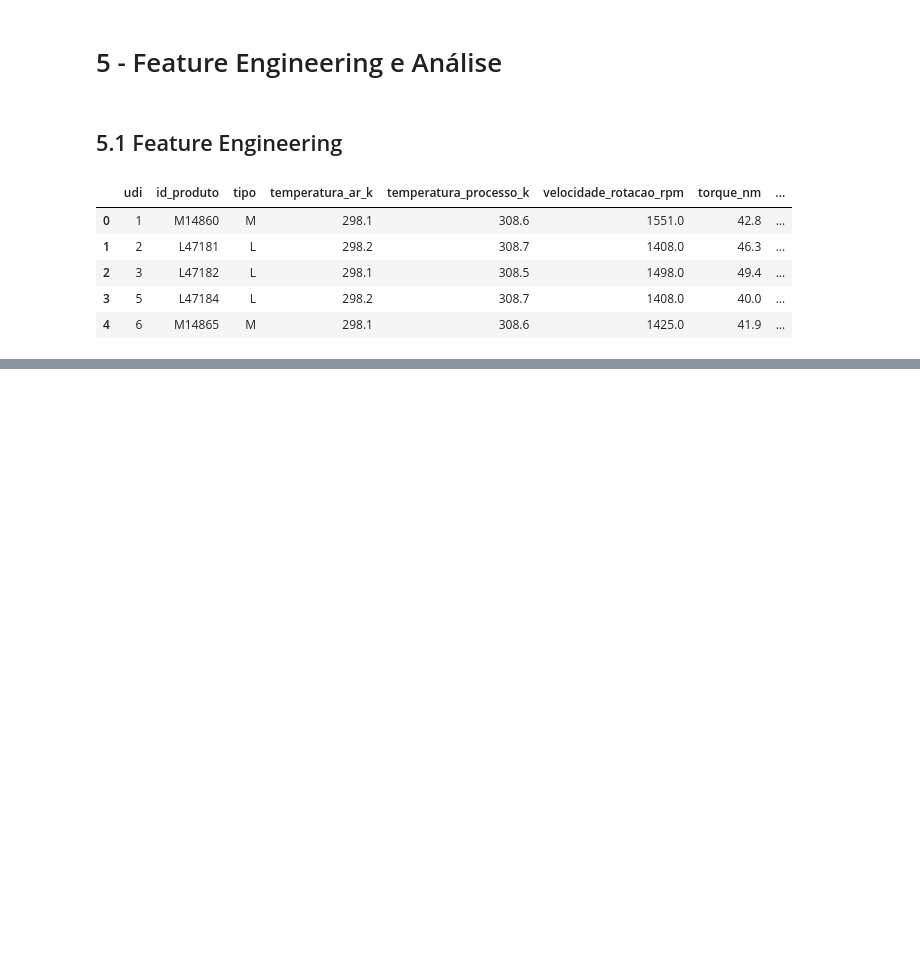
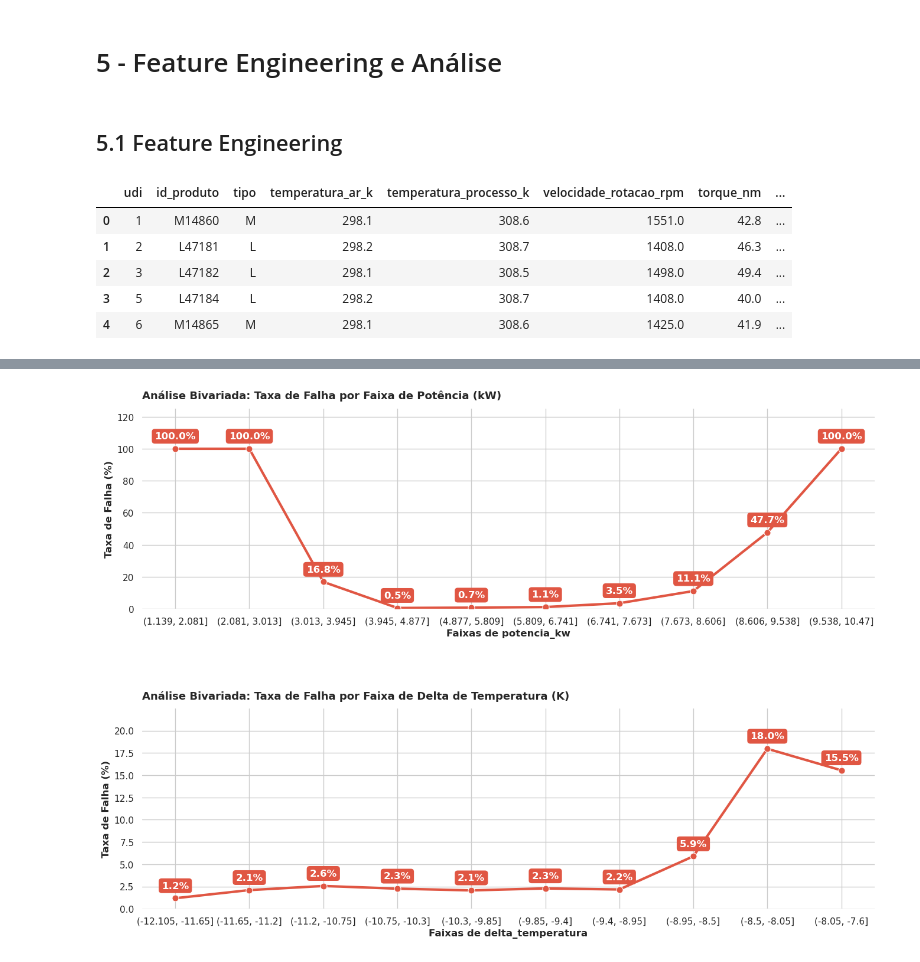
Before and after one commit to JeanKahlilR/Antecipa_Pro-Linha, a Jupyter notebook: notebooks/Analise_Exploratória_Silver-Gold.ipynb, the cells around one changed output, grey strips where cells are left out. Cells and saved outputs as stored; diff of their text form; code cells hidden in the pictures; blank space fills up the shorter version.

Commit message:
chore: finalização do fature enginering e e preparação dos dados para gold

```diff
--- a/notebooks/Analise_Exploratória_Silver-Gold.ipynb
+++ b/notebooks/Analise_Exploratória_Silver-Gold.ipynb
@@ -448,0 +579,42 @@ df.head()
+# %%
+# 1. Configuração global do layout
+sns.set_theme(style="whitegrid", rc={"figure.figsize": (16, 11)})
+fig, axs = plt.subplots(2, 1, sharex=False)
+fig.subplots_adjust(hspace=0.5)
+
+# Mapeamento com os nomes exatos das suas novas variáveis
+recursos = ["potencia_kw", "delta_temperatura"]
+titulos = [
+    "Análise Bivariada: Taxa de Falha por Faixa de Potência (kW)",
+    "Análise Bivariada: Taxa de Falha por Faixa de Delta de Temperatura (K)"
+]
+
+for i, col in enumerate(recursos):
+    ax = axs[i]
+
+    # 2. Agrupamento por faixas e cálculo da taxa de falha (%)
+    df_bin = df_novo.groupby(pd.cut(df_novo[col], bins=10), observed=False)["falha_maquina"].mean().reset_index()
+    df_bin[col] = df_bin[col].astype(str)
+    df_bin["taxa_pct"] = df_bin["falha_maquina"] * 100
+
+    # 3. Plot da Linha de Tendência
+    sns.lineplot(data=df_bin, x=col, y="taxa_pct", color="#E05643", marker="o", linewidth=3, markersize=8, ax=ax)
+
+    # 4. Ajustes estéticos e rótulos de dados
+    ax.set_title(titulos[i], fontsize=13, pad=12, fontweight="bold", loc="left")
+    ax.set_ylabel("Taxa de Falha (%)", fontweight="bold")
+    ax.set_xlabel(f"Faixas de {col}", fontweight="bold")
+    ax.set_ylim(0, df_bin["taxa_pct"].max() * 1.25 if df_bin["taxa_pct"].max() > 0 else 10)
+
+    # Inserção das caixinhas vermelhas com os percentuais
+    for idx, row in df_bin.iterrows():
+        ax.annotate(f"{row['taxa_pct']:.1f}%", (idx, row['taxa_pct']), textcoords="offset points",
+                    xytext=(0, 12), ha='center', color='white', fontweight='bold',
+                    bbox=dict(boxstyle="round,pad=0.3", fc="#E05643", ec="none"))
+
+    # Limpeza de bordas para manter o minimalismo
+    sns.despine(ax=ax, left=True, bottom=True)
+
+plt.show()
+# %% [output]
+[figure, added]
```
Also changed, not shown: parts of 16 cells of this notebook.
